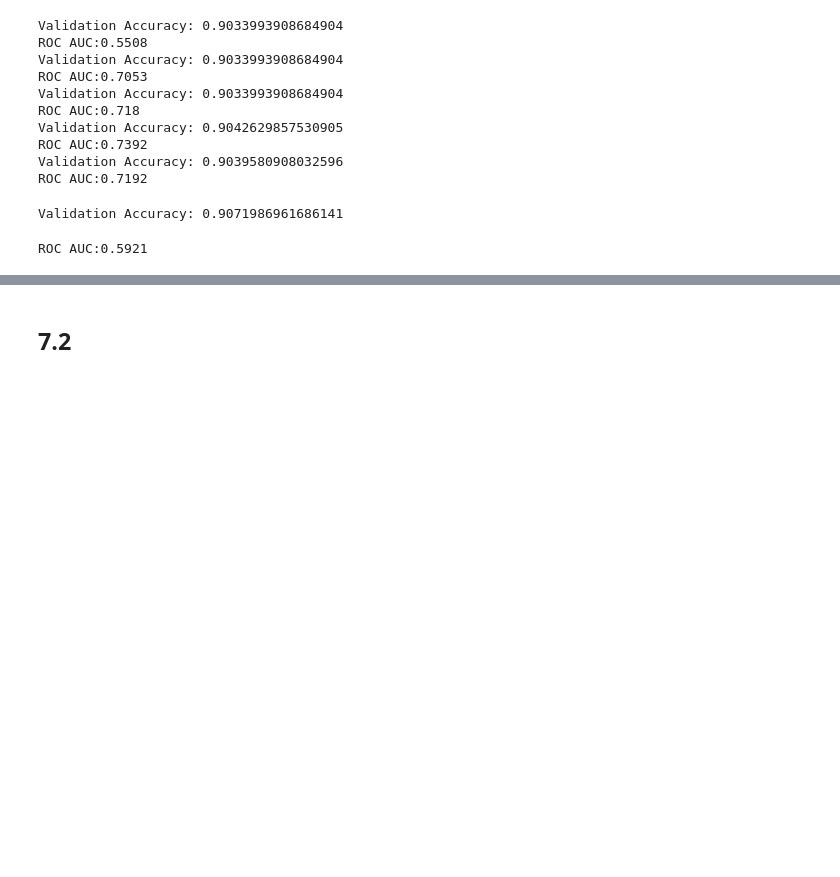
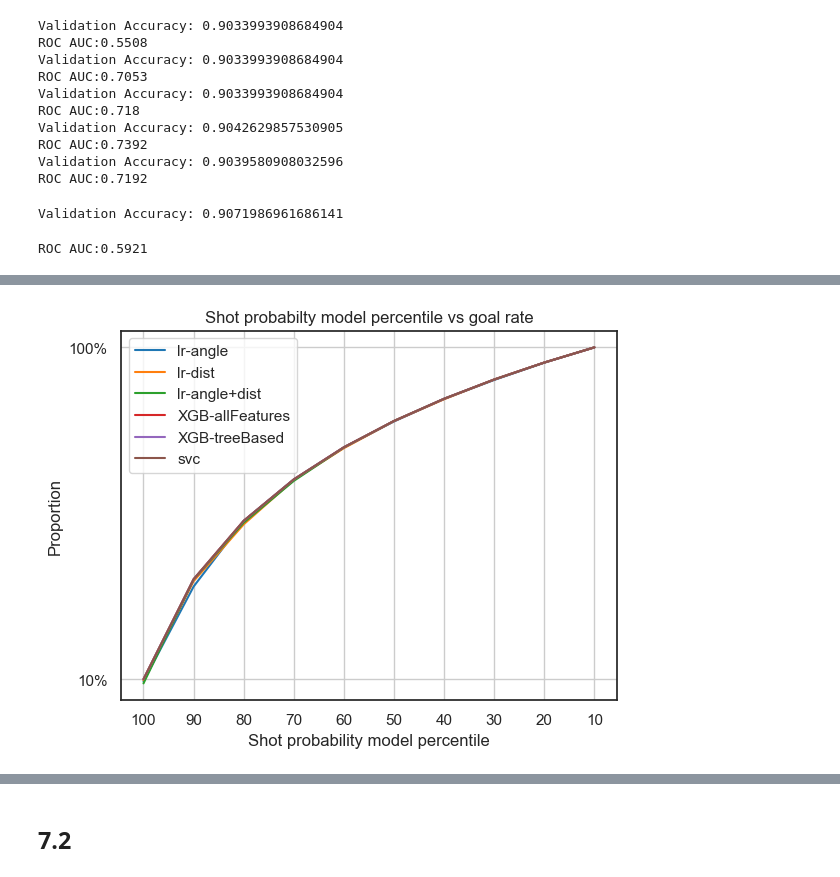
Before and after one commit to mina-parham/IFT6758-Project, a Jupyter notebook: notebooks/Milestone2_task7.ipynb, the cells around one changed output, grey strips where cells are left out. Saved outputs shown, nothing was run; the diff lists cells and outputs as text; code cells hidden in the pictures; blank space fills up the shorter version.

```diff
--- a/notebooks/Milestone2_task7.ipynb
+++ b/notebooks/Milestone2_task7.ipynb
@@ -269,0 +291,20 @@ plt.show()
+# %%
+#plot3
+sns.set_theme(style="white", palette=None)
+sns.lineplot(x=np.flip(['10','20','30','40','50','60','70','80','90','100' ]), y = (np.flip((x_partition_lr_angle['count']/z_lr_angle))).cumsum(), label = 'lr-angle')
+sns.lineplot(x=np.flip(['10','20','30','40','50','60','70','80','90','100' ]), y = (np.flip((x_partition_lr_dist['count']/z_lr_dist))).cumsum(), label = 'lr-dist')
+sns.lineplot(x=np.flip(['10','20','30','40','50','60','70','80','90','100' ]), y = (np.flip((x_partition_lr_angle_dist['count']/z_lr_angle_dist))).cumsum(), label = 'lr-angle+dist')
+sns.lineplot(x=np.flip(['10','20','30','40','50','60','70','80','90','100' ]), y = (np.flip((x_partition_xgb_2['count']/z_xgb_2))).cumsum(), label = 'XGB-allFeatures')
+sns.lineplot(x=np.flip(['10','20','30','40','50','60','70','80','90','100' ]), y = (np.flip((x_partition_xgb_3['count']/z_xgb_3))).cumsum(), label = 'XGB-treeBased')
+sns.lineplot(x=np.flip(['10','20','30','40','50','60','70','80','90','100' ]), y = (np.flip((x_partition_svc['count']/z_svc))).cumsum(), label = 'svc')
+
+
+plt.title('Shot probabilty model percentile vs goal rate')
+plt.xlabel('Shot probability model percentile')
+plt.ylabel("Proportion")
+plt.yscale('log')
+plt.gca().yaxis.set_major_formatter(mtick.PercentFormatter(1.0))
+plt.grid()
+plt.show()
+# %% [output]
+[figure, added]
```
Also changed, not shown: parts of 10 cells of this notebook.
